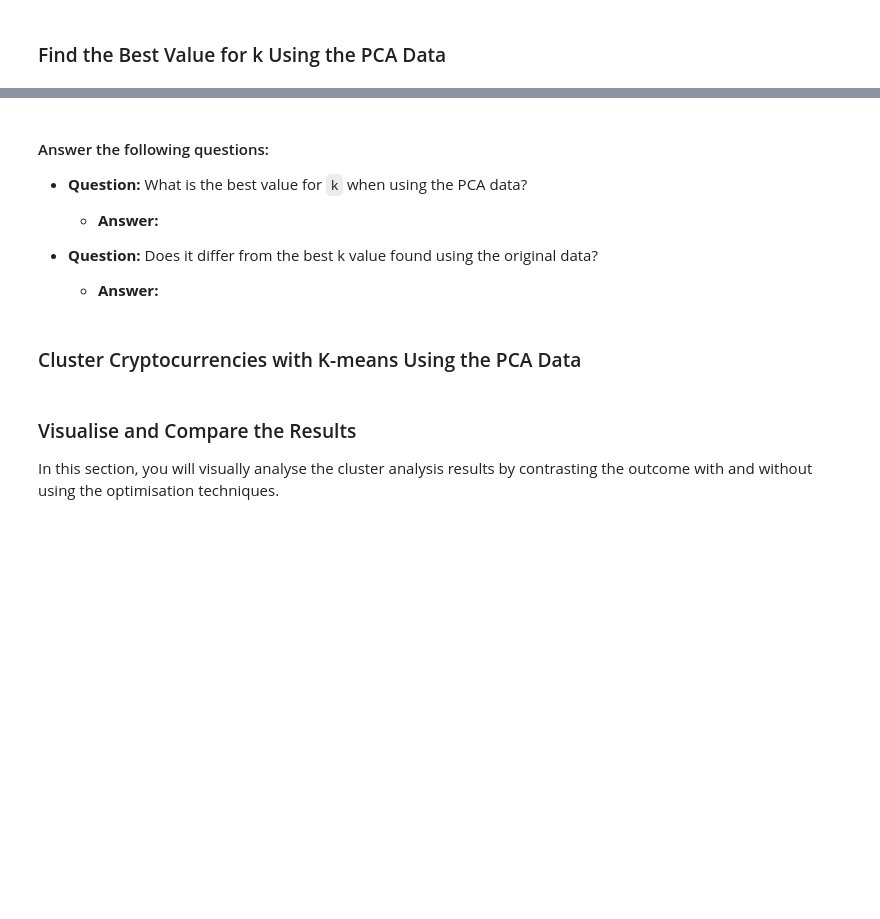
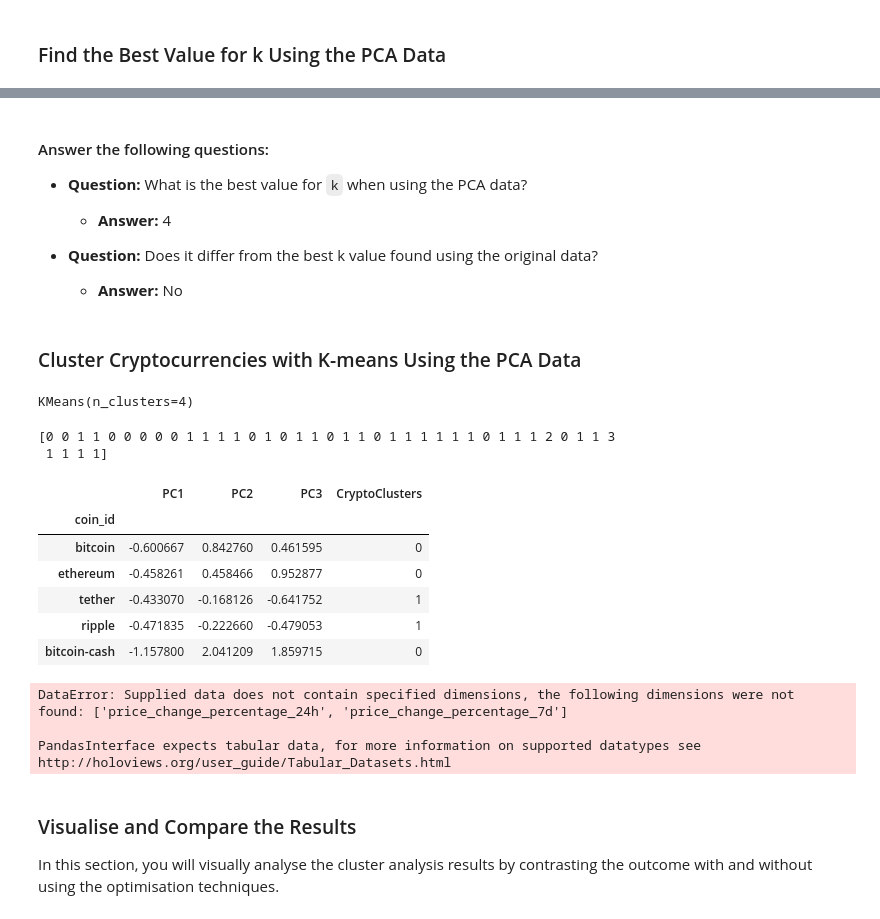
Before and after one commit to lcardsvr/CryptoClustering, a Jupyter notebook: Crypto_Clustering.ipynb, the cells around one changed output, grey strips where cells are left out. Saved outputs shown, nothing was run; the diff lists cells and outputs as text; code cells hidden in the pictures; blank space fills up the shorter version.

```diff
--- a/Crypto_Clustering.ipynb
+++ b/Crypto_Clustering.ipynb
@@ -286,11 +323,16 @@ ValueError: Dimensions specified as a tuple must be a tuple consisting of the na
 # %%
 # Create an empy list to store the inertia values
 
-
+inertia=[]
 # Create a for loop to compute the inertia with each possible value of k
 # Inside the loop:
 # 1. Create a KMeans model using the loop counter for the n_clusters
 # 2. Fit the model to the data using `df_market_data_pca`
 # 3. Append the model.inertia_ to the inertia list
+
+for i in k:
+    k_model = KMeans(n_clusters=i, random_state=0)
+    k_model.fit(df_market_pca_data)
+    inertia.append(k_model.inertia_)
 # %%
 # Create a dictionary with the data to plot the Elbow curve
@@ -304,36 +366,74 @@ ValueError: Dimensions specified as a tuple must be a tuple consisting of the na
 
 * **Question:** What is the best value for `k` when using the PCA data?
 
-  * **Answer:**
+  * **Answer:** 4
 
 
 * **Question:** Does it differ from the best k value found using the original data?
 
-  * **Answer:**
+  * **Answer:** No
 # %% [markdown]
 ### Cluster Cryptocurrencies with K-means Using the PCA Data
 # %%
 # Initialise the K-Means model using the best value for k
+
+model = KMeans(n_clusters=4)
 # %%
 # Fit the K-Means model using the PCA data
+
+model.fit(df_market_pca_data)
+# %% [output]
+KMeans(n_clusters=4)
 # %%
 # Predict the clusters to group the cryptocurrencies using the PCA data
 
+crypto_clusters  = model.predict(df_market_pca_data)
+
 # Print the resulting array of cluster values.
+
+print(crypto_clusters)
+# %% [output]
+[0 0 1 1 0 0 0 0 0 1 1 1 1 0 1 0 1 1 0 1 1 0 1 1 1 1 1 1 0 1 1 1 2 0 1 1 3
+ 1 1 1 1]
 # %%
 # Create a copy of the DataFrame with the PCA data
 
+df_market_predictions_pca_data = df_market_pca_data.copy()
 
 # Add a new column to the DataFrame with the predicted clusters
 
+df_market_predictions_pca_data["CryptoClusters"] = crypto_clusters
+# Display sample data
 
-# Display sample data
+df_market_predictions_pca_data.head()
+# %% [output]
+|  | PC1 | PC2 | PC3 | CryptoClusters |
+| coin_id |  |  |  |  |
+| bitcoin | -0.600667 | 0.842760 | 0.461595 | 0 |
+| ethereum | -0.458261 | 0.458466 | 0.952877 | 0 |
+| tether | -0.433070 | -0.168126 | -0.641752 | 1 |
+| ripple | -0.471835 | -0.222660 | -0.479053 | 1 |
+| bitcoin-cash | -1.157800 | 2.041209 | 1.859715 | 0 |
 # %%
 # Create a scatter plot using hvPlot by setting
 # `x="price_change_percentage_24h"` and `y="price_change_percentage_7d"`.
 # Colour the graph points with the labels found using K-Means and
 # add the crypto name in the `hover_cols` parameter to identify
 # the cryptocurrency represented by each data point.
+
+
+df_market_predictions_pca_data.hvplot.scatter(
+
+    x="price_change_percentage_24h",
+    y="price_change_percentage_7d",
+    by="CryptoClusters",
+    hover_cols =["CryptoClusters"],
+    title = "Scatter Plot by CryptoClusters - k3"
+)
+# %% [output]
+DataError: Supplied data does not contain specified dimensions, the following dimensions were not found: ['price_change_percentage_24h', 'price_change_percentage_7d']
+
+PandasInterface expects tabular data, for more information on supported datatypes see http://holoviews.org/user_guide/Tabular_Datasets.html
 # %% [markdown]
 ### Visualise and Compare the Results
 
```
Also changed, not shown: parts of 8 cells of this notebook.
